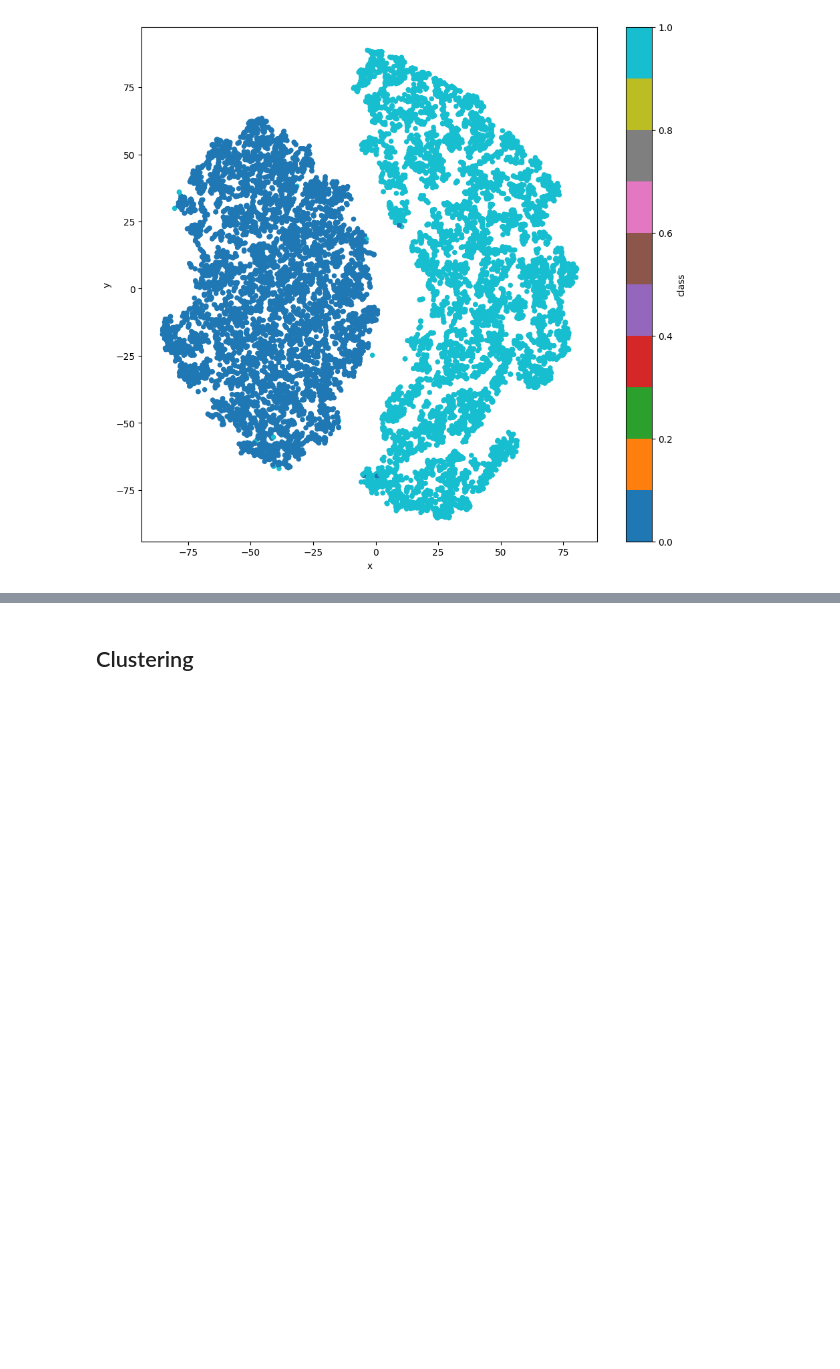
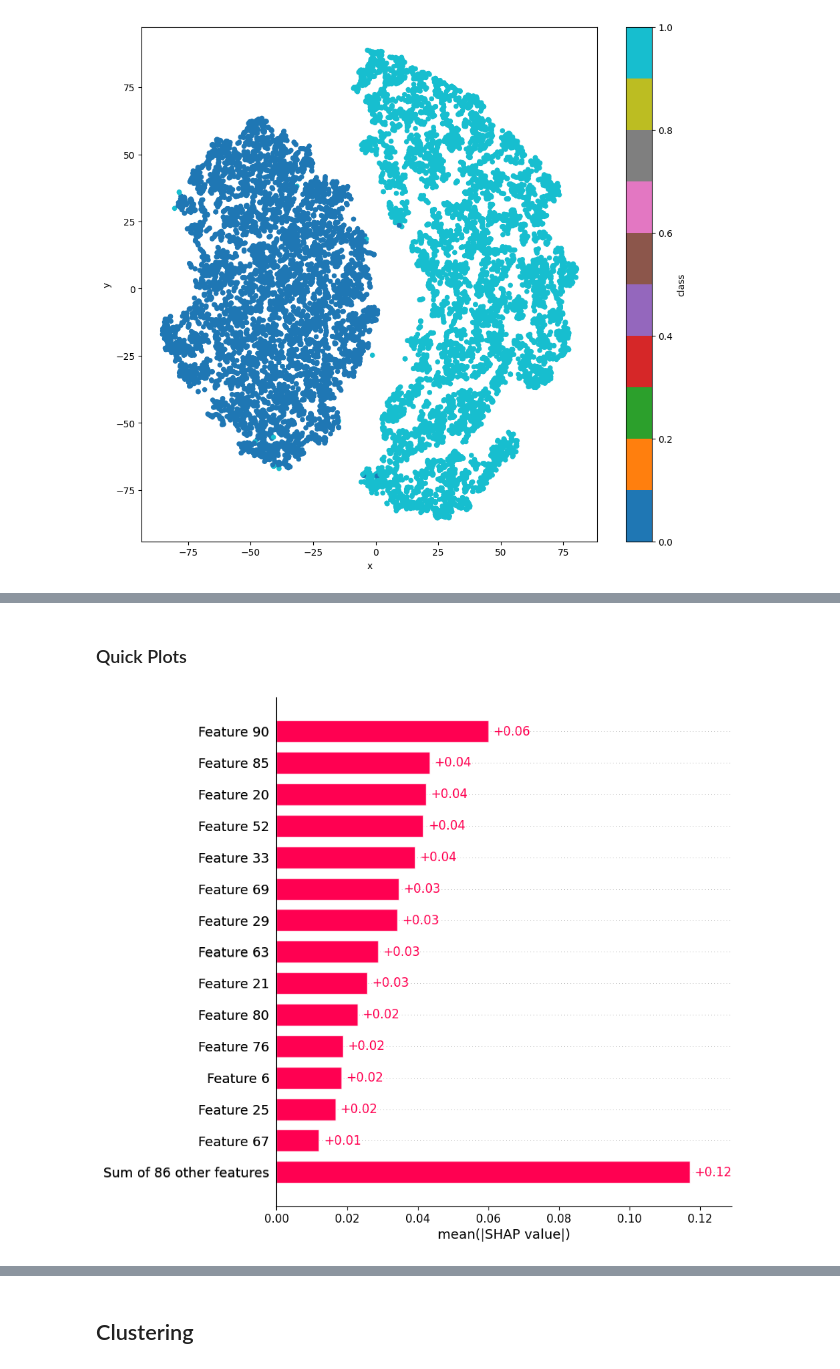
Before and after one commit to c1014695Newcastle/PyTorchJacard, a Jupyter notebook: Model.ipynb, the cells around one changed output, grey strips where cells are left out. Cells and saved outputs as stored; diff of their text form; code cells hidden in the pictures; blank space fills up the shorter version.

Commit message:
Created shap values for the hidden layer input features, updated README

```diff
--- a/Model.ipynb
+++ b/Model.ipynb
@@ -65,6 +60,8 @@ Define an architecture for a neural network for a binary classification with 4 h
 batch_size = 64
 num_epochs = 25
 num_dimensions = 30
+
+NEURON_NUMBER = 100
 
 loss_fn = nn.BCELoss()
 
@@ -72,27 +69,27 @@ class Net(nn.Module):
     def __init__(self):
         super().__init__()
         self.fc_layers = nn.Sequential(
-            nn.Linear(num_dimensions, 100),
+            nn.Linear(num_dimensions, NEURON_NUMBER),
             nn.ReLU(),
 
-            nn.Linear(100, 100),
+            nn.Linear(NEURON_NUMBER, NEURON_NUMBER),
             nn.ReLU(),
             nn.Dropout(p=0.2),
 
-            nn.Linear(100, 100),
+            nn.Linear(NEURON_NUMBER, NEURON_NUMBER),
             nn.ReLU(),
             nn.Dropout(p=0.3),
 
-            nn.Linear(100, 100),
+            nn.Linear(NEURON_NUMBER, NEURON_NUMBER),
             nn.ReLU(),
             nn.Dropout(p=0.4),
 
-            nn.Linear(100, 100),
+            nn.Linear(NEURON_NUMBER, NEURON_NUMBER),
             nn.ReLU(),
             nn.Dropout(p=0.5),
 
-            nn.Linear(100, 1),
-            nn.Sigmoid(),
+            nn.Linear(NEURON_NUMBER, 1),
+            nn.Sigmoid()
         )
 
     def forward(self, x):
@@ -373,6 +370,14 @@ torch.save(model, 'Models/model.pth')
 ## SHAP
 # %% [markdown]
 Produce SHAP explanations of the input features, so we can create vectors of important features later
+# %%
+# Method to generate hidden layer SHAP values
+
+def create_SHAP_explainer(layers, background,layer=5):
+    first_half = layers[0:layer]
+    second_half = layers[layer:]
+    e = shap.DeepExplainer(second_half, first_half(background))
+    return e, first_half, second_half
 # %%
 # since shuffle=True, this is a random sample of test data
 batch = next(iter(encoded_testloader))
@@ -444,0 +496,14 @@ shap_values_2d_df.plot.scatter(
+# %%
+e_first_layer, fl_first_half, fl_second_half = create_SHAP_explainer(model.fc_layers, background)
+e_second_layer, sl_first_half, sl_second_half = create_SHAP_explainer(model.fc_layers, background, layer=8)
+e_third_layer, tl_first_half, tl_second_half = create_SHAP_explainer(model.fc_layers, background, layer=11)
+# %% [markdown]
+### Quick Plots
+# %%
+shap_values_first_layer = e_first_layer.shap_values(fl_first_half(test_images)).reshape((3,100))
+shap_values_second_layer = e_second_layer.shap_values(sl_first_half(test_images)).reshape((3,100))
+shap_values_third_layer = e_third_layer.shap_values(tl_first_half(test_images)).reshape((3,100))
+# %%
+shap.plots.bar(shap.Explanation(shap_values_first_layer), max_display=15)
+# %% [output]
+[figure, added]
```
Also changed, not shown: parts of 24 cells of this notebook, 5 other files.
